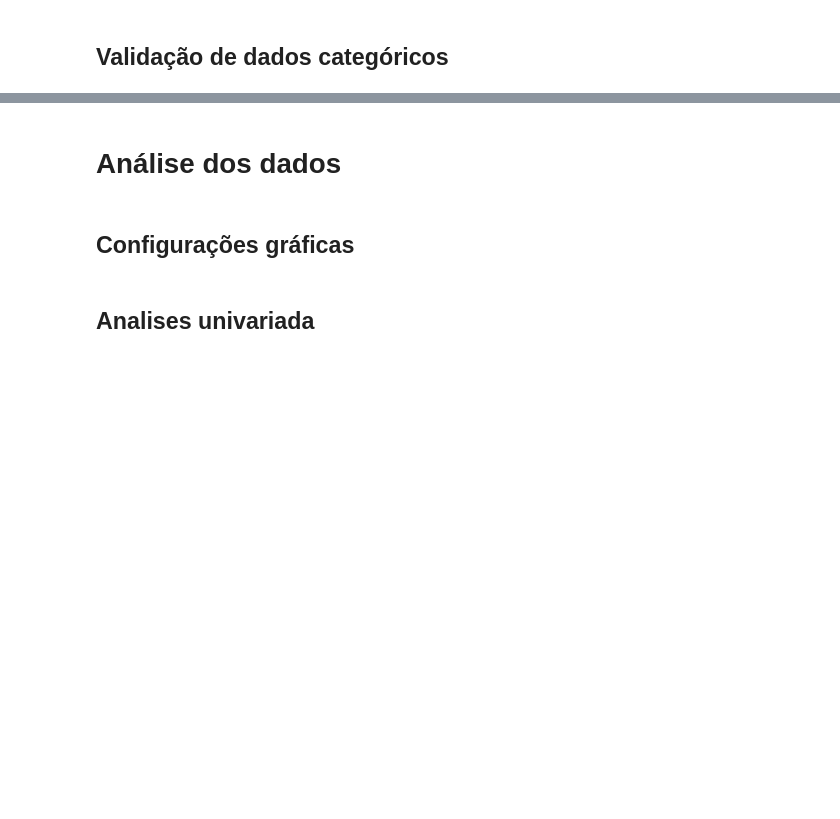
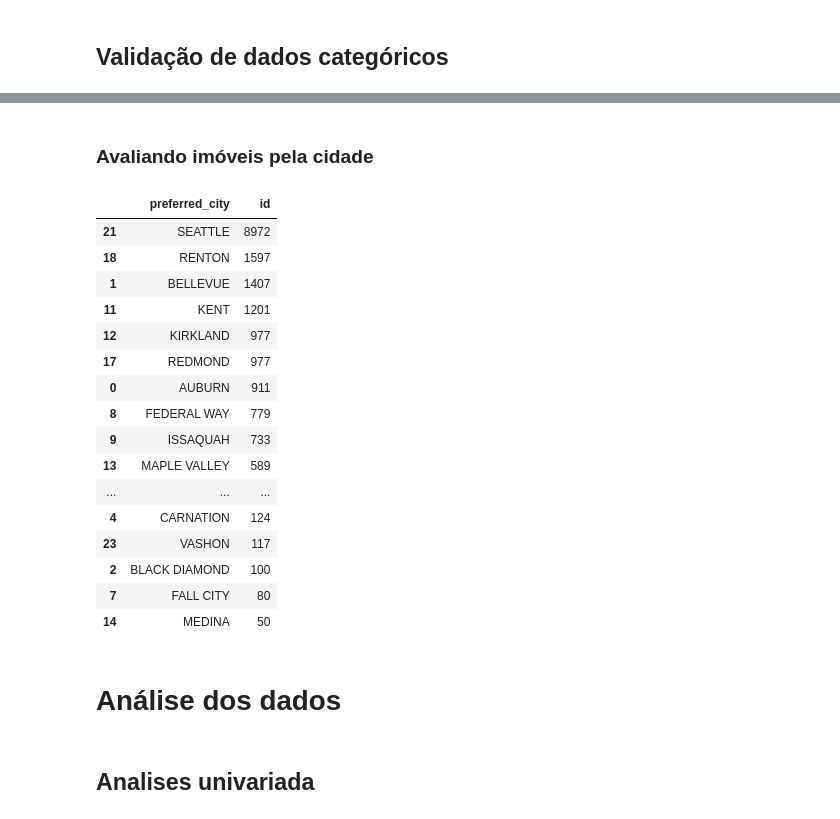
Before and after one commit to lauroPereira/mini-projeto-01, a Jupyter notebook: mini_projeto_01.ipynb, the cells around one changed output, grey strips where cells are left out. Cells and saved outputs as stored; diff of their text form; code cells hidden in the pictures; blank space fills up the shorter version.

```diff
--- a/mini_projeto_01.ipynb
+++ b/mini_projeto_01.ipynb
@@ -401,4 +508,25 @@ df_vendas.select_dtypes('category').describe()
+# %% [markdown]
+### Avaliando imóveis pela cidade
+# %%
+df_grouped = df_vendas.groupby('preferred_city')['id'].count().reset_index().sort_values(by='id', ascending=False)
+df_grouped
+# %% [output]
+|  | preferred_city | id |
+| 21 | SEATTLE | 8972 |
+| 18 | RENTON | 1597 |
+| 1 | BELLEVUE | 1407 |
+| 11 | KENT | 1201 |
+| 12 | KIRKLAND | 977 |
+| 17 | REDMOND | 977 |
+| 0 | AUBURN | 911 |
+| 8 | FEDERAL WAY | 779 |
+| 9 | ISSAQUAH | 733 |
+| 13 | MAPLE VALLEY | 589 |
+| ... | ... | ... |
+| 4 | CARNATION | 124 |
+| 23 | VASHON | 117 |
+| 2 | BLACK DIAMOND | 100 |
+| 7 | FALL CITY | 80 |
+| 14 | MEDINA | 50 |
 # %% [markdown]
 # Análise dos dados
-# %% [markdown]
-## Configurações gráficas
```
Also changed, not shown: parts of 29 cells of this notebook.
